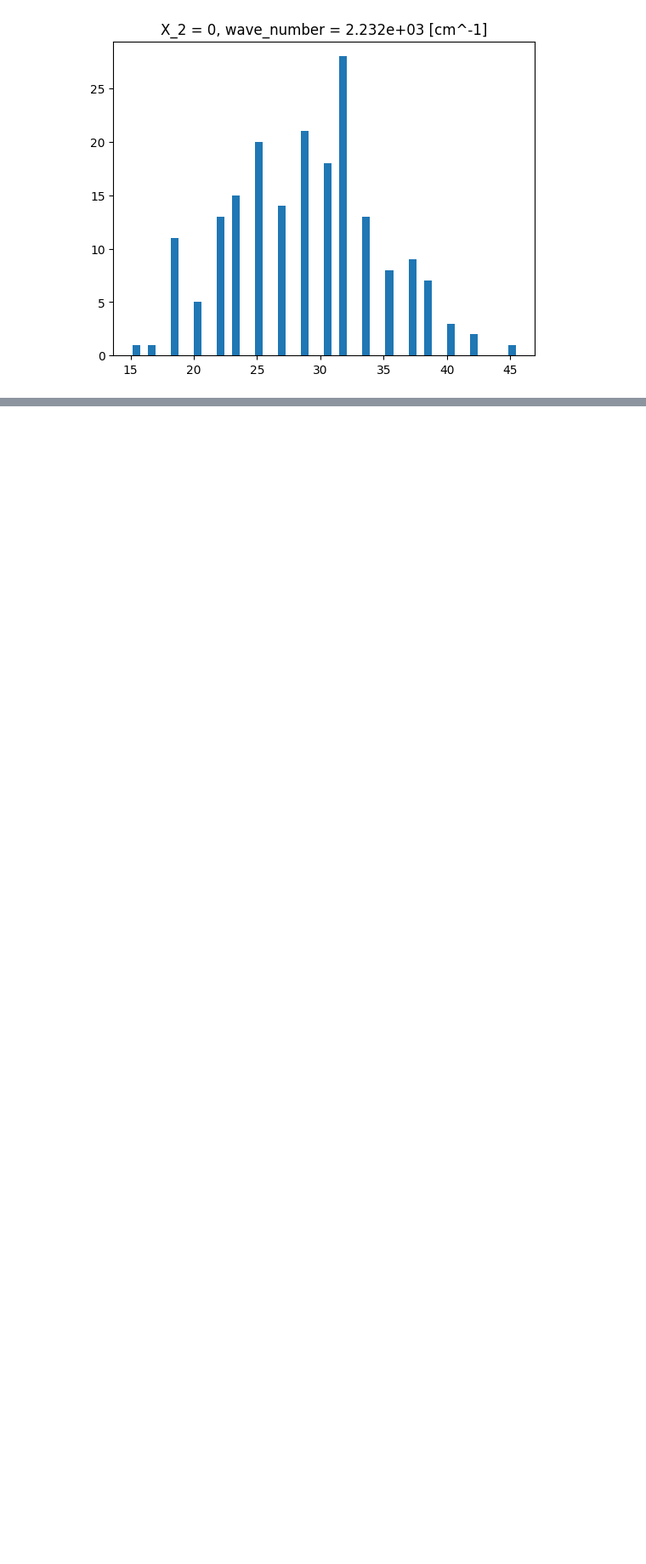
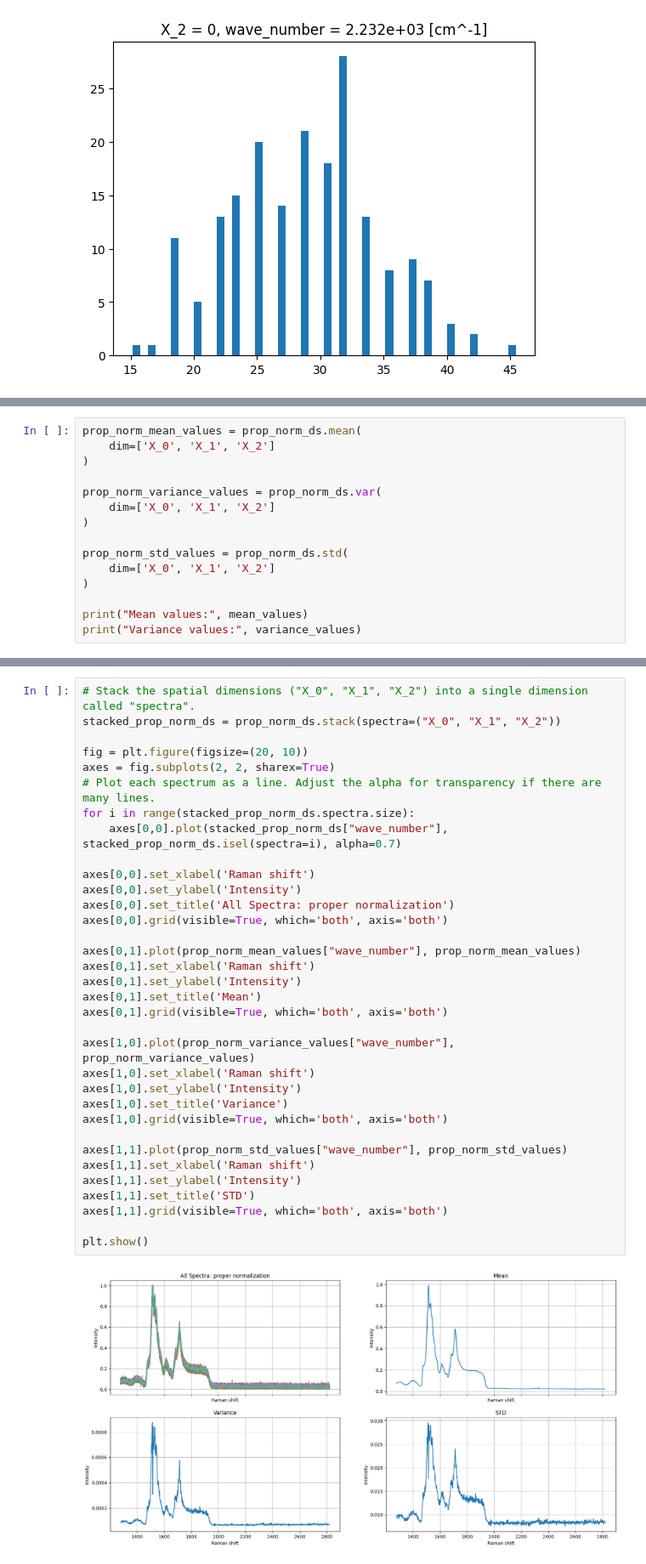
Before and after one commit to pietronvll/spectraformer, a Jupyter notebook: Poisson check.ipynb, the cells around one changed output, grey strips where cells are left out. Shown at 85% size. Cells and saved outputs as stored; diff of their text form; blank space fills up the shorter version.

```diff
--- a/Poisson check.ipynb
+++ b/Poisson check.ipynb
@@ -516,0 +584,15 @@ raw_ds_1[:,:,0,600].plot.hist(bins=50)
+# %%
+prop_norm_mean_values = prop_norm_ds.mean(
+    dim=['X_0', 'X_1', 'X_2']
+)
+
+prop_norm_variance_values = prop_norm_ds.var(
+    dim=['X_0', 'X_1', 'X_2']
+)
+
+prop_norm_std_values = prop_norm_ds.std(
+    dim=['X_0', 'X_1', 'X_2']
+)
+
+print("Mean values:", mean_values)
+print("Variance values:", variance_values)
@@ -516,0 +610,36 @@ raw_ds_1[:,:,0,600].plot.hist(bins=50)
+# %%
+# Stack the spatial dimensions ("X_0", "X_1", "X_2") into a single dimension called "spectra".
+stacked_prop_norm_ds = prop_norm_ds.stack(spectra=("X_0", "X_1", "X_2"))
+
+fig = plt.figure(figsize=(20, 10))
+axes = fig.subplots(2, 2, sharex=True)
+# Plot each spectrum as a line. Adjust the alpha for transparency if there are many lines.
+for i in range(stacked_prop_norm_ds.spectra.size):
+    axes[0,0].plot(stacked_prop_norm_ds["wave_number"], stacked_prop_norm_ds.isel(spectra=i), alpha=0.7)
+
+axes[0,0].set_xlabel('Raman shift')
+axes[0,0].set_ylabel('Intensity')
+axes[0,0].set_title('All Spectra: proper normalization')
+axes[0,0].grid(visible=True, which='both', axis='both')
+
+axes[0,1].plot(prop_norm_mean_values["wave_number"], prop_norm_mean_values)
+axes[0,1].set_xlabel('Raman shift')
+axes[0,1].set_ylabel('Intensity')
+axes[0,1].set_title('Mean')
+axes[0,1].grid(visible=True, which='both', axis='both')
+
+axes[1,0].plot(prop_norm_variance_values["wave_number"], prop_norm_variance_values)
+axes[1,0].set_xlabel('Raman shift')
+axes[1,0].set_ylabel('Intensity')
+axes[1,0].set_title('Variance')
+axes[1,0].grid(visible=True, which='both', axis='both')
+
+axes[1,1].plot(prop_norm_std_values["wave_number"], prop_norm_std_values)
+axes[1,1].set_xlabel('Raman shift')
+axes[1,1].set_ylabel('Intensity')
+axes[1,1].set_title('STD')
+axes[1,1].grid(visible=True, which='both', axis='both')
+
+plt.show()
+# %% [output]
+[figure, added]
```
Also changed, not shown: parts of 17 cells of this notebook, 6 other files.
